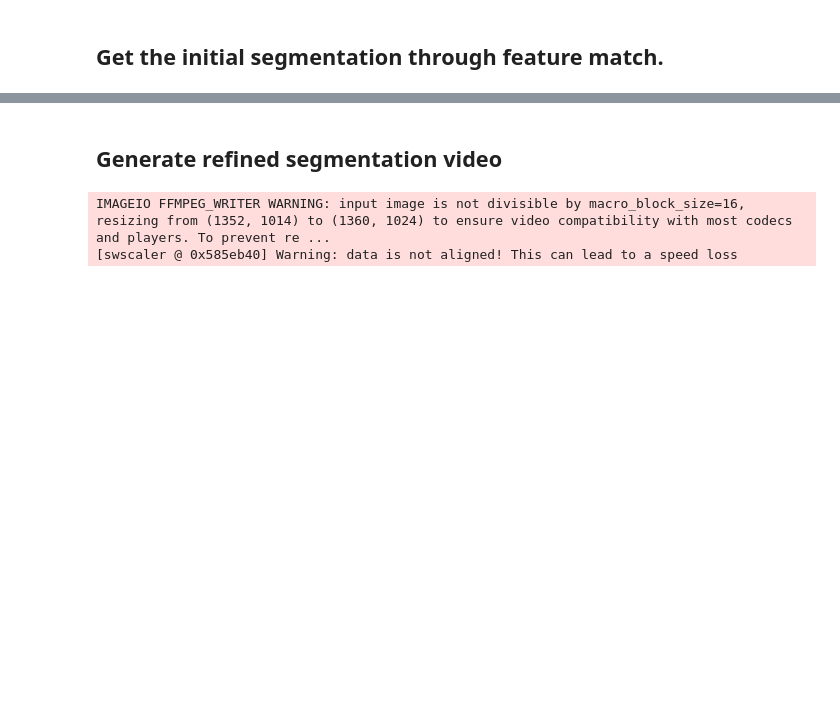
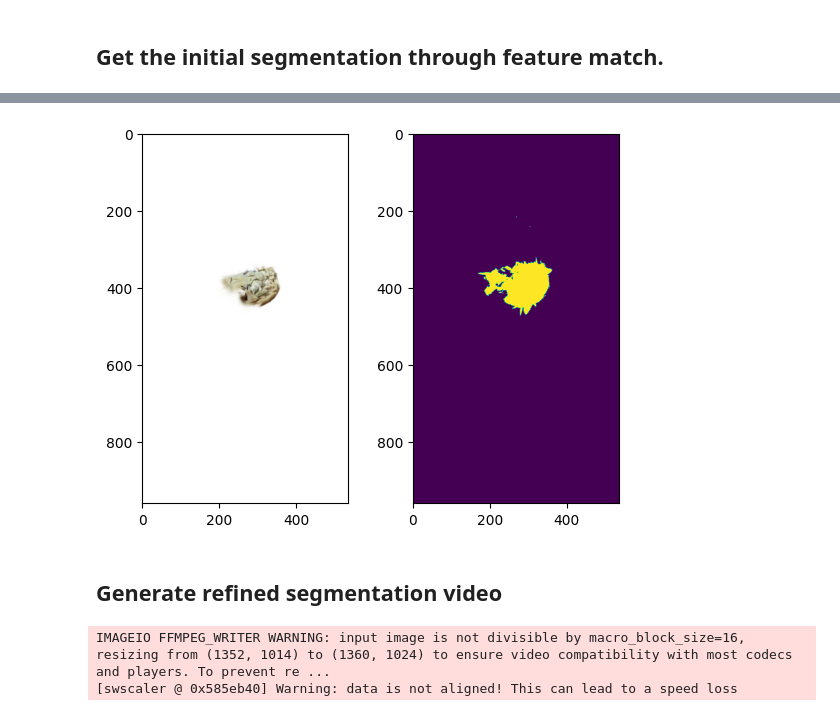
Before and after one commit to guanjunwu/sa4d, a Jupyter notebook: baseline_1.ipynb, the cells around one changed output, grey strips where cells are left out. Drawn from its saved outputs; the diff is of its cells as text; code cells hidden in the pictures; blank space fills up the shorter version.

```diff
--- a/baseline_1.ipynb
+++ b/baseline_1.ipynb
@@ -394,0 +396,17 @@ plt.show()
+# %%
+opacity = gaussians._opacity
+shs = gaussians.get_features
+means3D = gaussians.get_xyz
+scales = gaussians._scaling
+rotations = gaussians._rotation
+ts = torch.tensor(view.time).to(means3D.device).repeat(means3D.shape[0],1)
+means3D_final, scales_final, rotations_final, opacity_final, shs_final = gaussians._deformation(means3D, scales,
+                                                                rotations, opacity, shs, ts)
+
+selected_xyz = means3D_final[mask.cpu()].data
+selected_score = point_scores[mask.cpu()]
+selected_xyz, thresh, mask_ = postprocess_statistical_filtering(pcd=selected_xyz.clone(), precomputed_mask=mask.clone(), max_time=10)
+# filtered_points, filtered_mask, thresh = postprocess_grad_based_statistical_filtering(pcd=selected_xyz.clone(), precomputed_mask=mask_.clone(),
+#                                                                                     gaussians=gaussians, view=view, sam_mask=ref_mask.clone(),
+#                                                                                     pipeline_args=pipeline, bg_color=bg_color)
+final_xyz, point_mask, final_normals = postprocess_growing(means3D_final, None, selected_xyz, None, max(thresh, 0.05), grow_iter = 1)
@@ -394,0 +424,13 @@ plt.show()
+# %%
+rendering = render_segmentation(view, gaussians, pipeline, bg_color, point_mask)["render"]
+img_seg = to8b(rendering.detach()).transpose(1,2,0)
+rendered_mask = render_mask(view, gaussians, pipeline, bg_color, precomputed_mask=point_mask.float())["mask"]
+rendered_mask = rendered_mask.squeeze().detach().cpu() > 0
+
+plt.subplot(1,2,1)
+plt.imshow(img_seg)
+plt.subplot(1,2,2)
+plt.imshow(rendered_mask.detach().cpu())
+plt.show()
+# %% [output]
+[figure, added]
```
Also changed, not shown: parts of 14 cells of this notebook, 6 other files.
